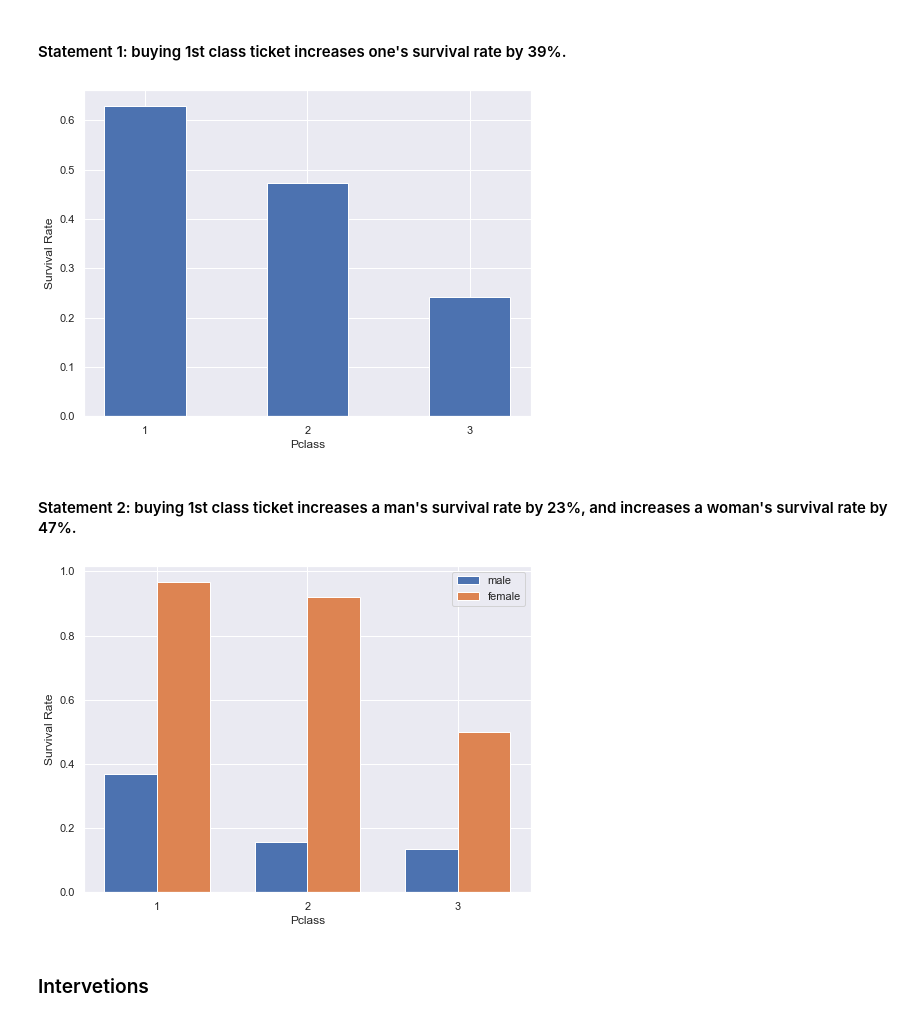
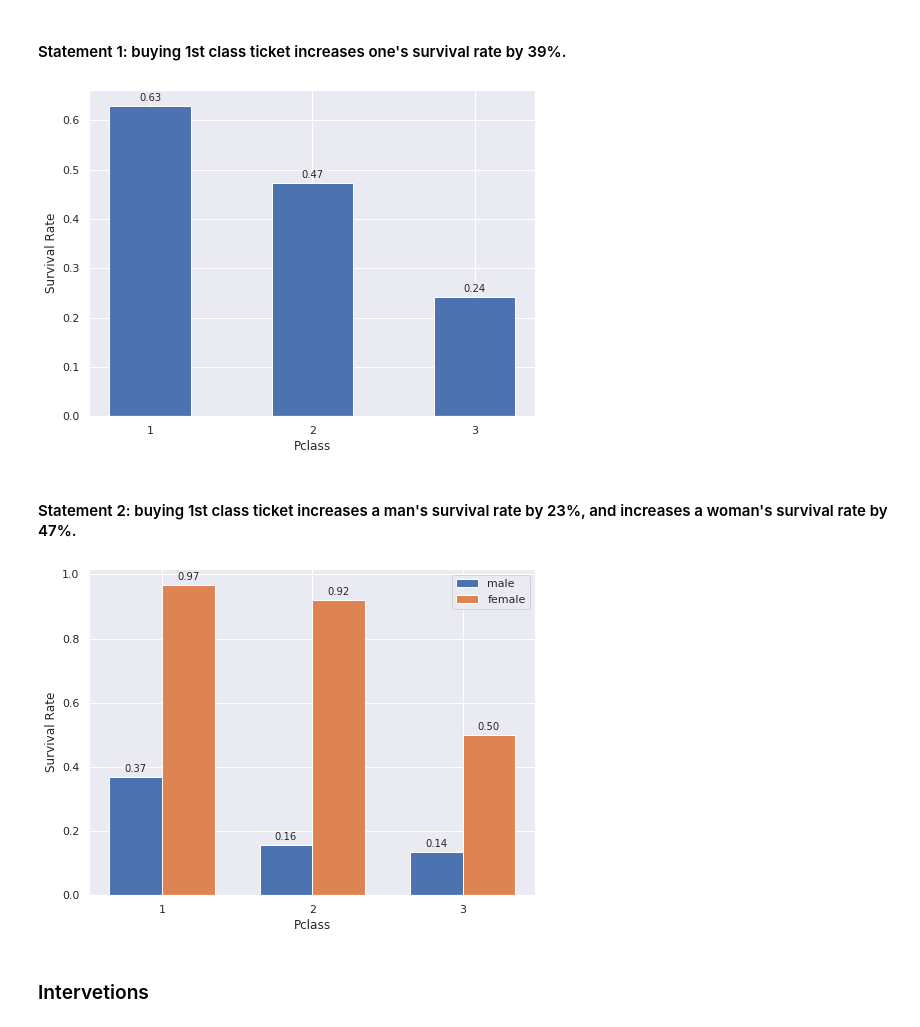
Before and after one commit to shenkev/interventions_titanic, a Jupyter notebook: Interventions_Demo.ipynb, the cells around one changed output. Drawn from its saved outputs; the diff is of its cells as text; code cells hidden in the pictures.

Commit message:
fix minor issues in plotting

```diff
--- a/Interventions_Demo.ipynb
+++ b/Interventions_Demo.ipynb
@@ -57,7 +57,7 @@ def get_conditional_probability(df, events, conditions):
 # %% [markdown]
 #### Statement 1: buying 1st class ticket increases one's survival rate by 39%.
 # %%
-def autolabel(rects):
+def autolabel(rects, ax):
     """Attach a text label above each bar in *rects*, displaying its height."""
     for rect in rects:
         height = rect.get_height()
@@ -78,40 +78,40 @@ def plot_survival_rate_per_pclass(df):
     ax.set_xlabel('Pclass')
     ax.set_xticks([1, 2, 3])
     ax.set_ylabel('Survival Rate')
-    autolabel(rects)
+    autolabel(rects, ax)
     plt.show()
 
 plot_survival_rate_per_pclass(titanic_training)
 # %% [output]
-[figure, old version]
+[figure, new version]
 # %% [markdown]
 #### Statement 2: buying 1st class ticket increases a man's survival rate by 23%, and increases a woman's survival rate by 47%.
 # %%
 def plot_survival_rate_per_pclass_sex(df):
     rates = {'male': [], 'female': []}
     for pclass in [1, 2, 3]:
         for sex in ['male', 'female']:
             conditions = {'Pclass': pclass, 'Sex': sex}
             survival_rate_by_sex = get_conditional_probability(df, {'Survived': 1}, conditions)
             rates[sex].append(survival_rate_by_sex)
 
     fig, ax = plt.subplots()
     width = 0.35
     x = np.array([1, 2, 3])
     rects1 = ax.bar(x - width / 2, rates['male'], width, label='male')
     rects2 = ax.bar(x + width / 2, rates['female'], width, label='female')
     ax.set_ylabel('Survival Rate')
     ax.set_xlabel('Pclass')
     ax.set_xticks([1, 2, 3])
     ax.legend()
 
-    autolabel(rects1)
-    autolabel(rects2)
+    autolabel(rects1, ax)
+    autolabel(rects2, ax)
     plt.show()
 
 plot_survival_rate_per_pclass_sex(titanic_training)
 # %% [output]
-[figure, old version]
+[figure, new version]
 # %% [markdown]
 ### Intervetions
 # %% [markdown]
```
Also changed, not shown: parts of 1 cell of this notebook.
